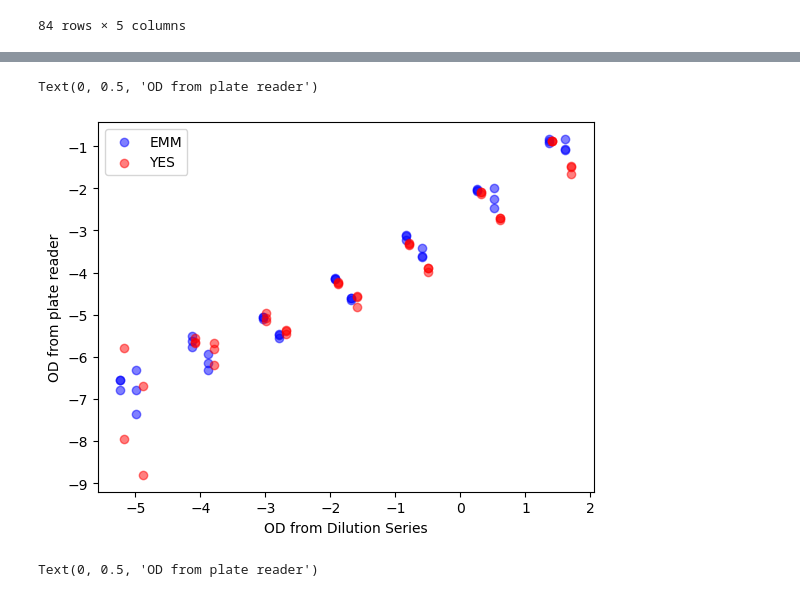
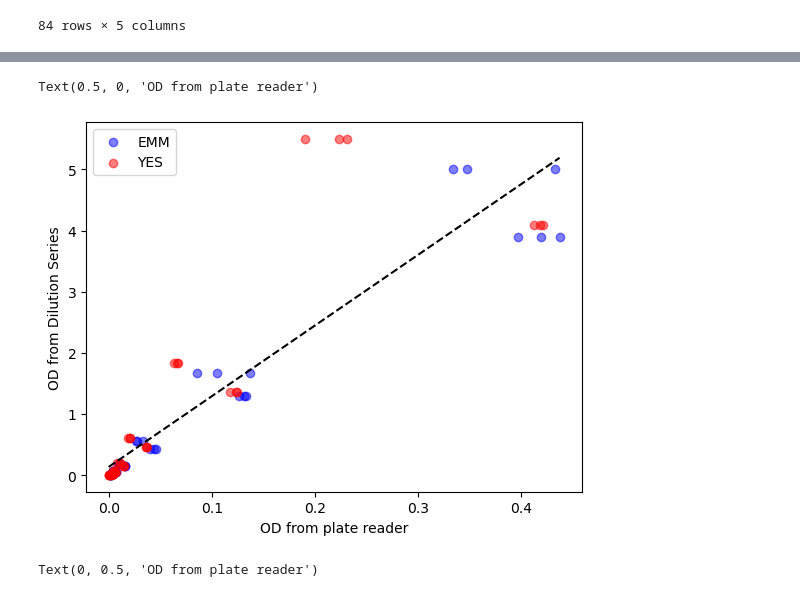
Before and after one commit to BKover99/yeastmlp, a Jupyter notebook: revision_scripts/20240925_plate_reader_OD_calibration.ipynb, the cells around one changed output, grey strips where cells are left out. Drawn from its saved outputs; the diff is of its cells as text; code cells hidden in the pictures.

```diff
--- a/revision_scripts/20240925_plate_reader_OD_calibration.ipynb
+++ b/revision_scripts/20240925_plate_reader_OD_calibration.ipynb
@@ -84,3 +84,7 @@ od_data_annotated_df
 | F12 | YES | JB914 | R3 | 0.022634 | 0.002050 |
 | G12 | YES | JB914 | R3 | 0.007545 | 0.000150 |
 84 rows × 5 columns
+# %%
+m, b = np.polyfit(od_data_annotated_df['od_plate_reader'],od_data_annotated_df['od_cuvette'] , 1)
+print(m)
+print(b)
@@ -87,18 +100,24 @@ od_data_annotated_df
 # %%
 fig, ax = plt.subplots(1,1)
 
 media_colors = {'EMM':'b','YES': 'r'}
 
 for media in ['EMM','YES']:
     data_subset = od_data_annotated_df[od_data_annotated_df['media']==media]
-    ax.scatter(np.log(data_subset['od_cuvette']),np.log(data_subset['od_plate_reader']),alpha = 0.5, color = media_colors[media], label=media)
+    ax.scatter(data_subset['od_plate_reader'],data_subset['od_cuvette'],alpha = 0.5, color = media_colors[media], label=media)
+    #ax.scatter(np.log(data_subset['od_cuvette']),np.log(data_subset['od_plate_reader']),alpha = 0.5, color = media_colors[media], label=media)
+
+
+xdata = np.linspace(np.min(od_data_annotated_df['od_plate_reader']), np.max(od_data_annotated_df['od_plate_reader']),4)
+ydata = m*xdata + b
+ax.plot(xdata, ydata, linestyle = '--', color='k')
 
 plt.legend()
-ax.set_xlabel('OD from Dilution Series')
-ax.set_ylabel('OD from plate reader')
+ax.set_ylabel('OD from Dilution Series')
+ax.set_xlabel('OD from plate reader')
 # %% [output]
-Text(0, 0.5, 'OD from plate reader')
+Text(0.5, 0, 'OD from plate reader')
-[figure, old version]
+[figure, new version]
 # %%
 fig, ax = plt.subplots(1,1)
 
```
Also changed, not shown: parts of 2 cells of this notebook, 6 other files.
